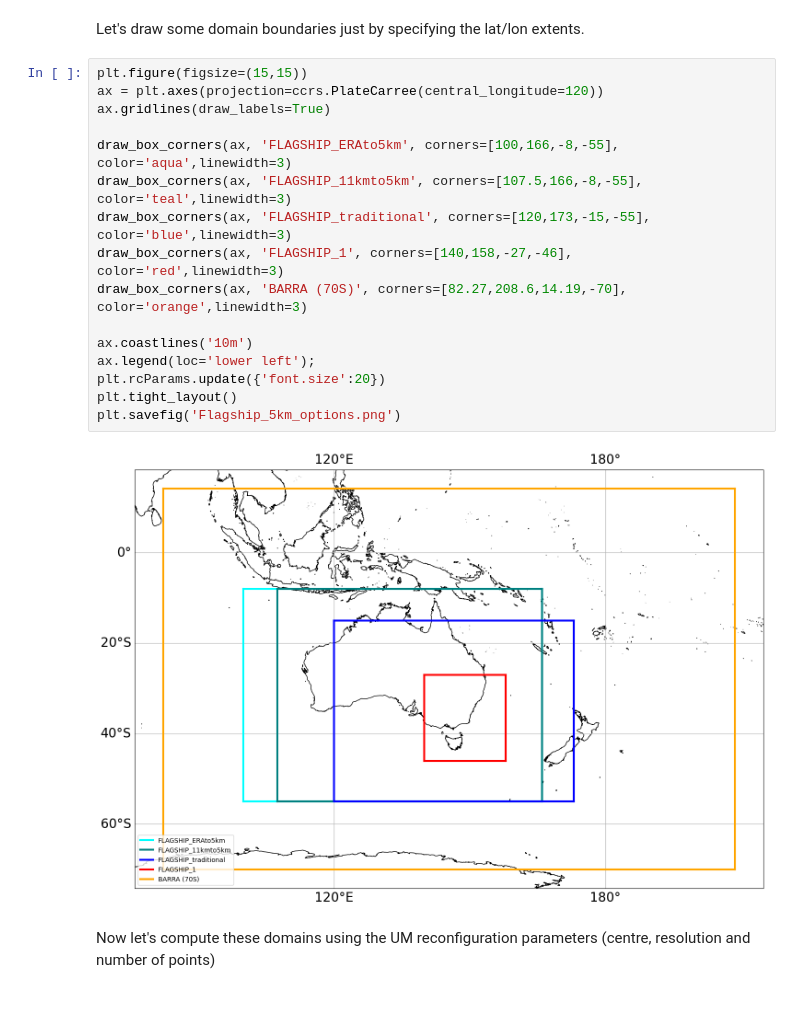
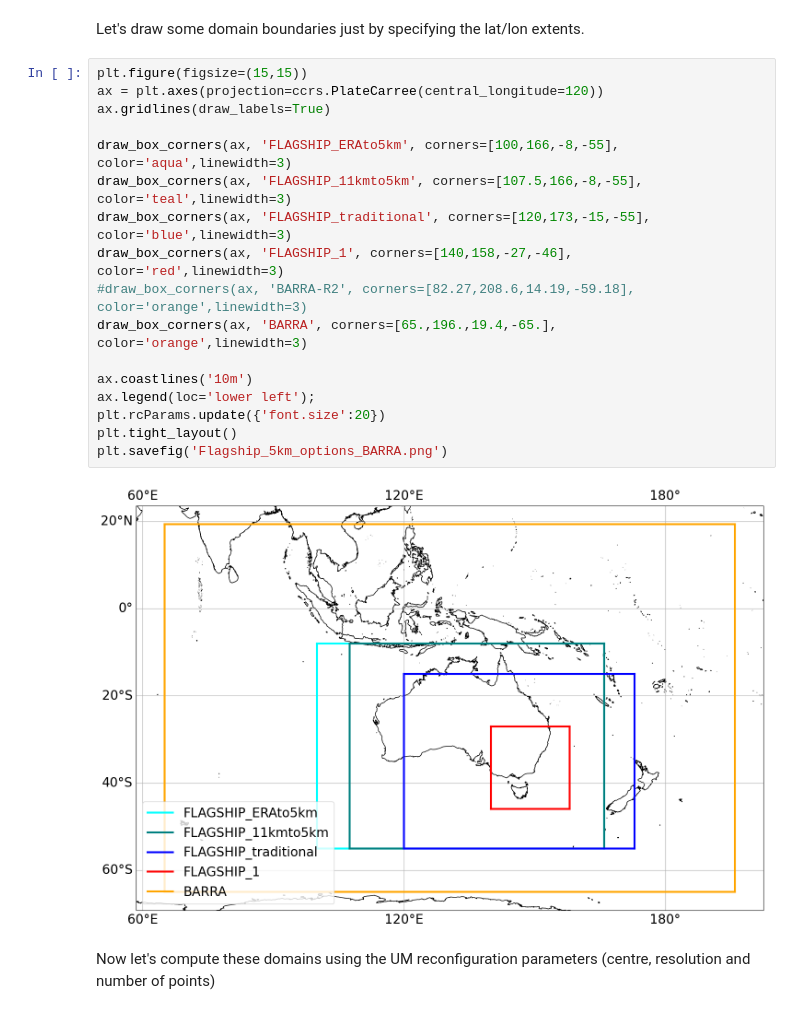
Before and after one commit to 21centuryweather/UM_configuration_tools, a Jupyter notebook: Flagship_domain.ipynb, the cells around one changed output. Cells and saved outputs as stored; diff of their text form.

Commit message:
NEW FILE : Dedicated notebook for flagship experiment

```diff
--- a/Flagship_domain.ipynb
+++ b/Flagship_domain.ipynb
@@ -69,21 +69,22 @@ Let's draw some domain boundaries just by specifying the lat/lon extents.
 # %%
 plt.figure(figsize=(15,15))
 ax = plt.axes(projection=ccrs.PlateCarree(central_longitude=120))
 ax.gridlines(draw_labels=True)
 
 draw_box_corners(ax, 'FLAGSHIP_ERAto5km', corners=[100,166,-8,-55], color='aqua',linewidth=3)
 draw_box_corners(ax, 'FLAGSHIP_11kmto5km', corners=[107.5,166,-8,-55], color='teal',linewidth=3)
 draw_box_corners(ax, 'FLAGSHIP_traditional', corners=[120,173,-15,-55], color='blue',linewidth=3)
 draw_box_corners(ax, 'FLAGSHIP_1', corners=[140,158,-27,-46], color='red',linewidth=3)
-draw_box_corners(ax, 'BARRA (70S)', corners=[82.27,208.6,14.19,-70], color='orange',linewidth=3)
+#draw_box_corners(ax, 'BARRA-R2', corners=[82.27,208.6,14.19,-59.18], color='orange',linewidth=3)
+draw_box_corners(ax, 'BARRA', corners=[65.,196.,19.4,-65.], color='orange',linewidth=3)
 
 ax.coastlines('10m')
 ax.legend(loc='lower left');
 plt.rcParams.update({'font.size':20})
 plt.tight_layout()
-plt.savefig('Flagship_5km_options.png')
+plt.savefig('Flagship_5km_options_BARRA.png')
 # %% [output]
-[figure, old version]
+[figure, new version]
 # %% [markdown]
 Now let's compute these domains using the UM reconfiguration parameters (centre, resolution and number of points)
 # %%
```
Also changed, not shown: parts of 1 cell of this notebook, 1 other file.
